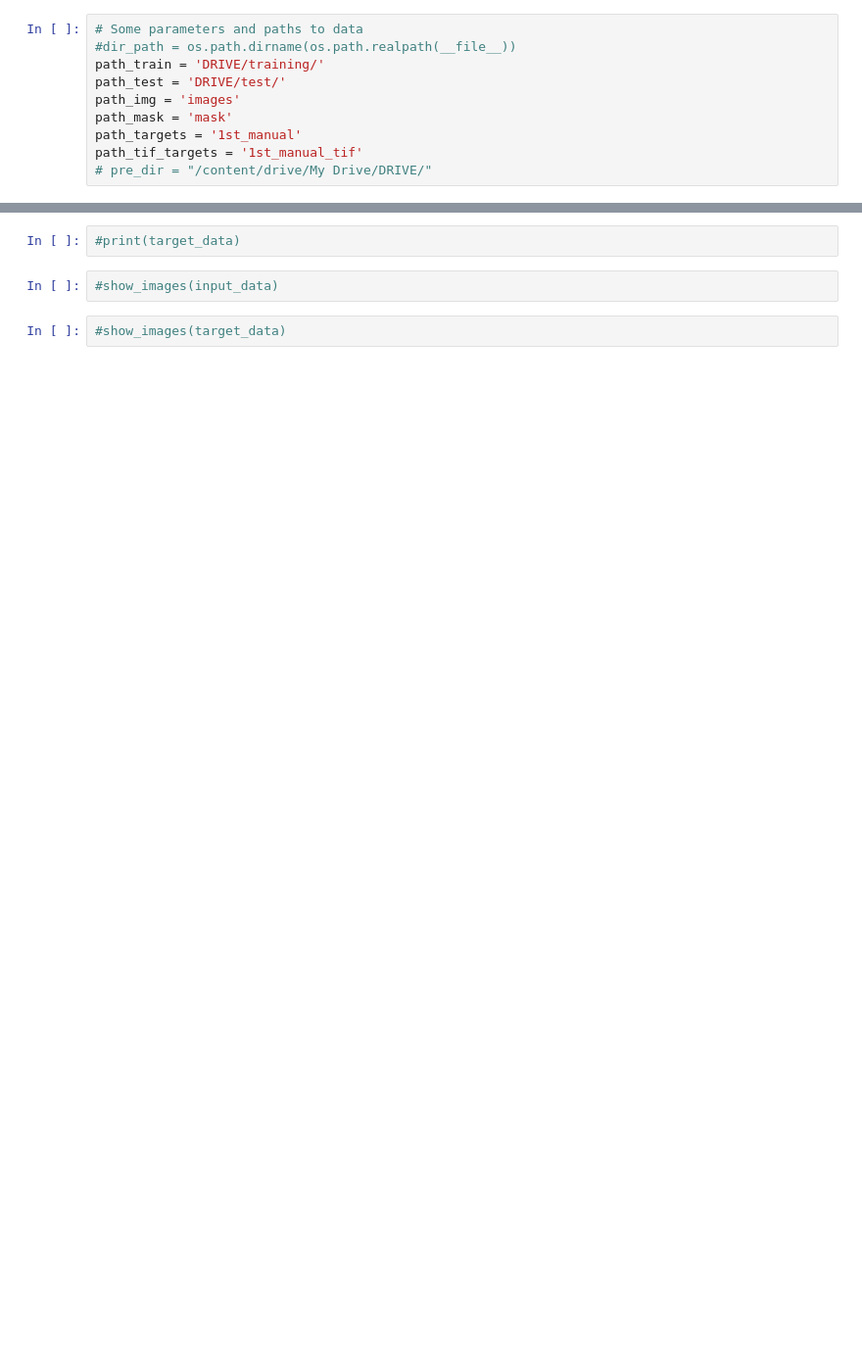
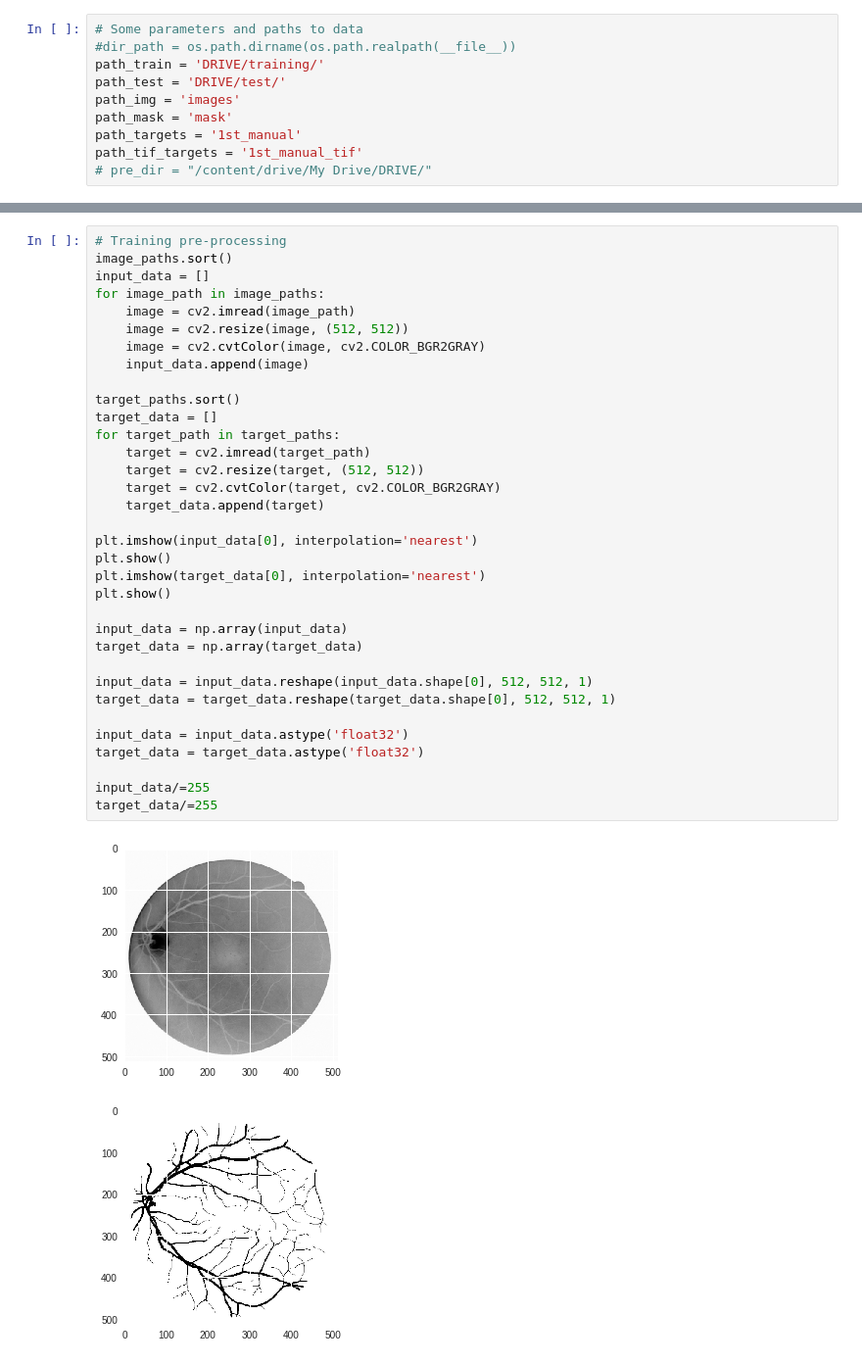
Before and after one commit to eliasingi12/DEEP_U-net_Project, a Jupyter notebook: DEEP_run_test_with_greyscale.ipynb, the cells around one changed output, grey strips where cells are left out. Shown at 98% size. Drawn from its saved outputs; the diff is of its cells as text; blank space fills up the shorter version.

```diff
--- a/DEEP_run_test_with_greyscale.ipynb
+++ b/DEEP_run_test_with_greyscale.ipynb
@@ -245,6 +100,37 @@ print(target_data.shape)
-# %%
-#print(target_data)
-# %%
-#show_images(input_data)
-# %%
-#show_images(target_data)
+# %%
+# Training pre-processing
+image_paths.sort()
+input_data = []
+for image_path in image_paths:
+    image = cv2.imread(image_path)
+    image = cv2.resize(image, (512, 512))
+    image = cv2.cvtColor(image, cv2.COLOR_BGR2GRAY)
+    input_data.append(image)
+
+target_paths.sort()
+target_data = []
+for target_path in target_paths:
+    target = cv2.imread(target_path)
+    target = cv2.resize(target, (512, 512))
+    target = cv2.cvtColor(target, cv2.COLOR_BGR2GRAY)
+    target_data.append(target)
+
+plt.imshow(input_data[0], interpolation='nearest')
+plt.show()
+plt.imshow(target_data[0], interpolation='nearest')
+plt.show()
+
+input_data = np.array(input_data)
+target_data = np.array(target_data)
+
+input_data = input_data.reshape(input_data.shape[0], 512, 512, 1)
+target_data = target_data.reshape(target_data.shape[0], 512, 512, 1)
+
+input_data = input_data.astype('float32')
+target_data = target_data.astype('float32')
+
+input_data/=255
+target_data/=255
+# %% [output]
+[figure, added]
+[figure, added]
```
Also changed, not shown: parts of 11 cells of this notebook.
